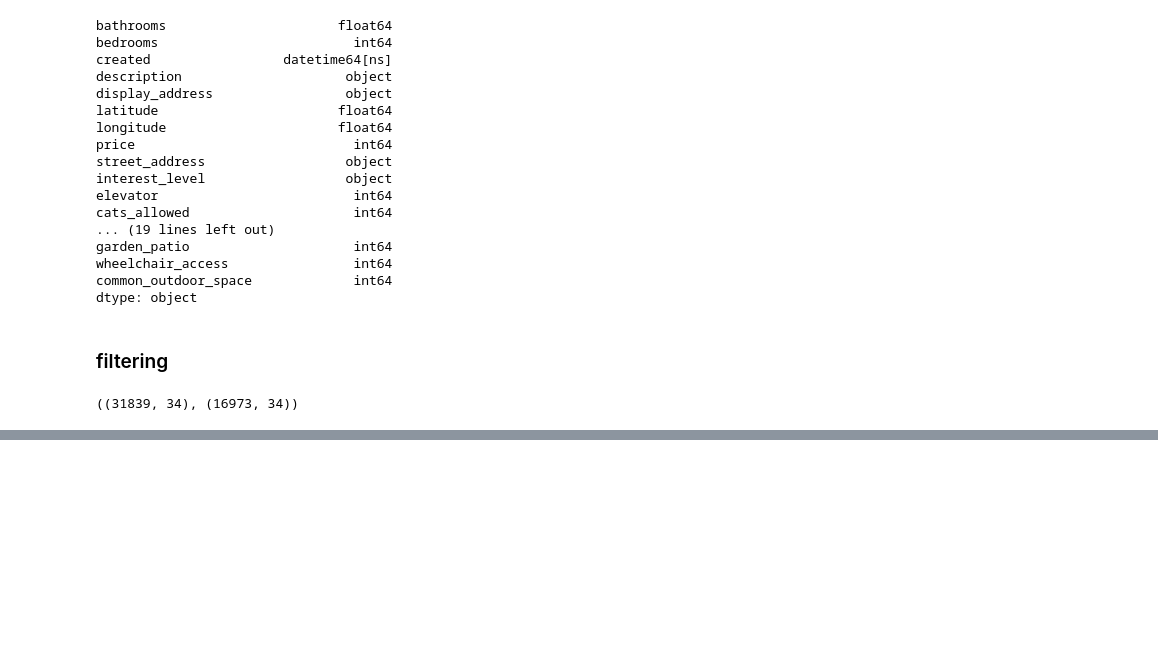
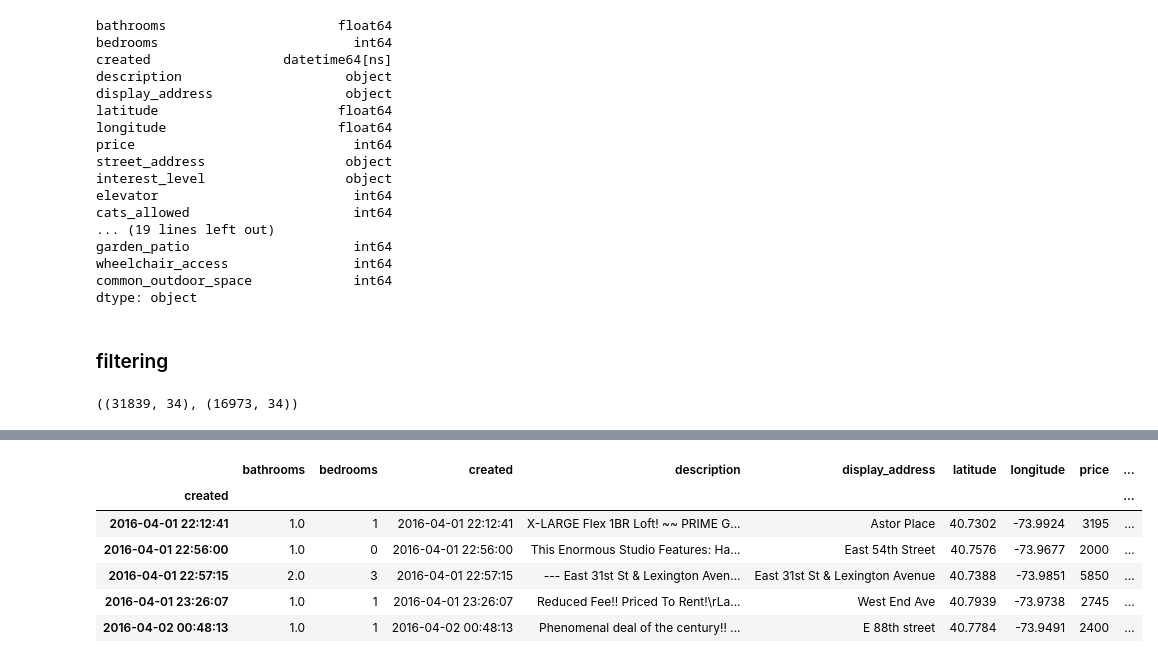
Before and after one commit to rawalk/DS-Unit-2-Linear-Models, a Jupyter notebook: module2-regression-2/LS_DS_212_assignment.ipynb, the cells around one changed output, grey strips where cells are left out. Drawn from its saved outputs; the diff is of its cells as text; code cells hidden in the pictures; blank space fills up the shorter version.

```diff
--- a/module2-regression-2/LS_DS_212_assignment.ipynb
+++ b/module2-regression-2/LS_DS_212_assignment.ipynb
@@ -167,0 +382,10 @@ train_2016.sample(6)
+# %%
+df.head()
+# %% [output]
+|  | bathrooms | bedrooms | created | description | display_address | latitude | longitude | price | ... |
+| created |  |  |  |  |  |  |  |  | ... |
+| 2016-04-01 22:12:41 | 1.0 | 1 | 2016-04-01 22:12:41 | X-LARGE Flex 1BR Loft! ~~ PRIME G... | Astor Place | 40.7302 | -73.9924 | 3195 | ... |
+| 2016-04-01 22:56:00 | 1.0 | 0 | 2016-04-01 22:56:00 | This Enormous Studio Features: Ha... | East 54th Street | 40.7576 | -73.9677 | 2000 | ... |
+| 2016-04-01 22:57:15 | 2.0 | 3 | 2016-04-01 22:57:15 | --- East 31st St & Lexington Aven... | East 31st St & Lexington Avenue | 40.7388 | -73.9851 | 5850 | ... |
+| 2016-04-01 23:26:07 | 1.0 | 1 | 2016-04-01 23:26:07 | Reduced Fee!! Priced To Rent!\rLa... | West End Ave | 40.7939 | -73.9738 | 2745 | ... |
+| 2016-04-02 00:48:13 | 1.0 | 1 | 2016-04-02 00:48:13 | Phenomenal deal of the century!! ... | E 88th street | 40.7784 | -73.9491 | 2400 | ... |
```
Also changed, not shown: parts of 23 cells of this notebook.
